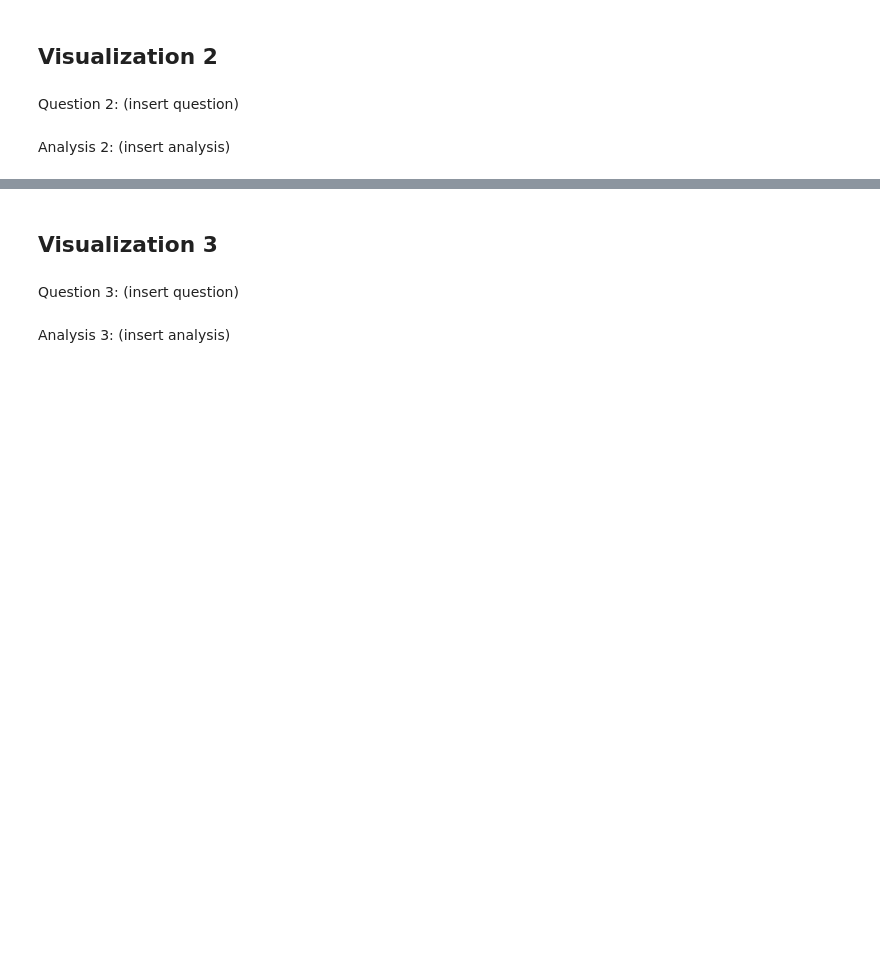
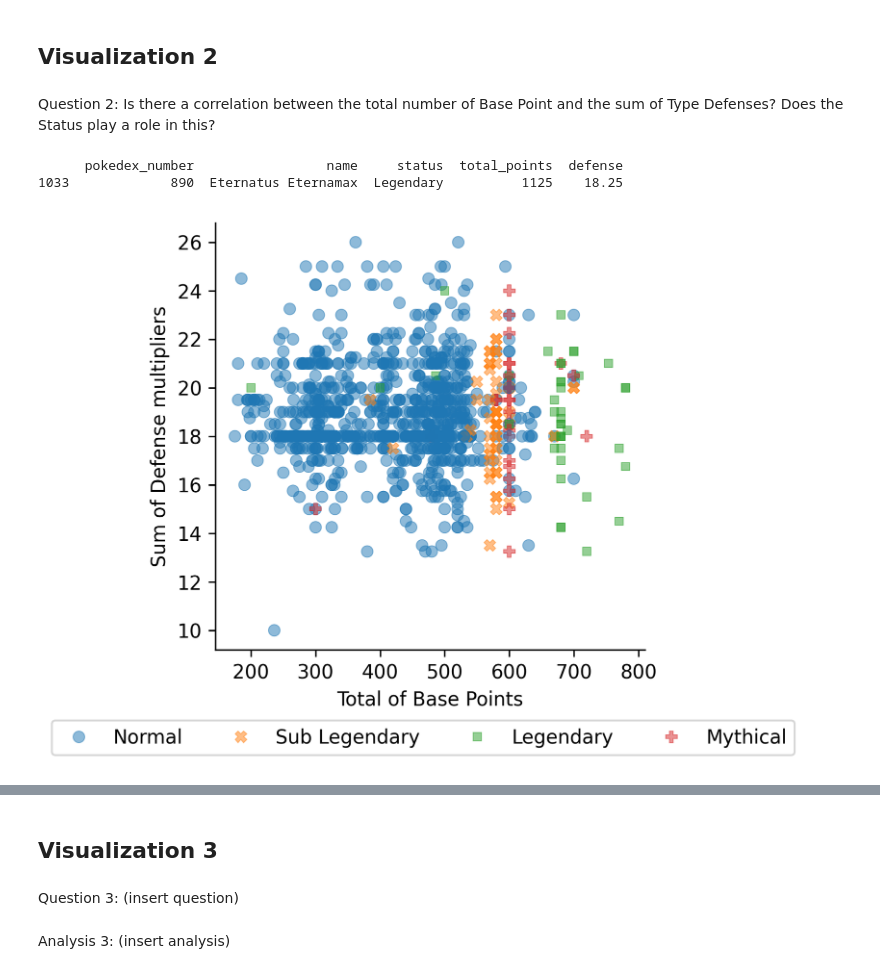
Before and after one commit to Leroymilo/DataVis, a Jupyter notebook: Final Assignment/AdriaanL_AcadWrit_DataViz_Assignment.ipynb, the cells around one changed output, grey strips where cells are left out. Cells and saved outputs as stored; diff of their text form; code cells hidden in the pictures; blank space fills up the shorter version.

```diff
--- a/Final Assignment/AdriaanL_AcadWrit_DataViz_Assignment.ipynb
+++ b/Final Assignment/AdriaanL_AcadWrit_DataViz_Assignment.ipynb
@@ -132,4 +253,2 @@ Analysis 1: (insert analysis)
 # %% [markdown]
 ## **Visualization 2**
-# %% [markdown]
-Question 2: (insert question)
@@ -140,2 +255,41 @@ Question 2: (insert question)
-# %% [markdown]
-Analysis 2: (insert analysis)
+# %% [markdown]
+Question 2: Is there a correlation between the total number of Base Point and the sum of Type Defenses? Does the Status play a role in this?
+# %%
+# Correcting some incorrect values (125 to .125)
+pokemon_dataset["against_ice"] = pokemon_dataset["against_ice"].replace(125, .125)
+
+# Computing the sum of Type Defenses
+data_vis2 = pokemon_dataset[["pokedex_number", "name", "status", "total_points"]].copy()
+data_vis2.loc[:, "defense"] = pokemon_dataset[list(pokemon_dataset.filter(regex=r"^against_"))].sum(axis=1)
+
+# Removing outlier for cleaner plot
+data_vis2 = data_vis2.drop(data_vis2[data_vis2["name"] == "Eternatus Eternamax"].index)
+# %% [output]
+      pokedex_number                 name     status  total_points  defense
+1033             890  Eternatus Eternamax  Legendary          1125    18.25
+# %%
+# Setup
+fig, ax = plt.subplots(figsize=(4, 4))
+
+sns.scatterplot(
+	ax=ax, data = data_vis2,
+	x="total_points", y="defense",
+	hue="status", style="status",
+	alpha=.5, edgecolor=None
+)
+
+handles, labels = ax.get_legend_handles_labels()
+fig.legend(handles, labels,
+		   title="", bbox_to_anchor=(0.5, 0),
+           loc='upper center', ncol=4, fontsize=10
+)
+
+ax.set(
+      xlabel="Total of Base Points",
+      ylabel="Sum of Defense multipliers")
+ax.get_legend().remove()
+sns.despine()
+
+plt.show()
+# %% [output]
+[figure, added]
```
Also changed, not shown: parts of 103 cells of this notebook.
